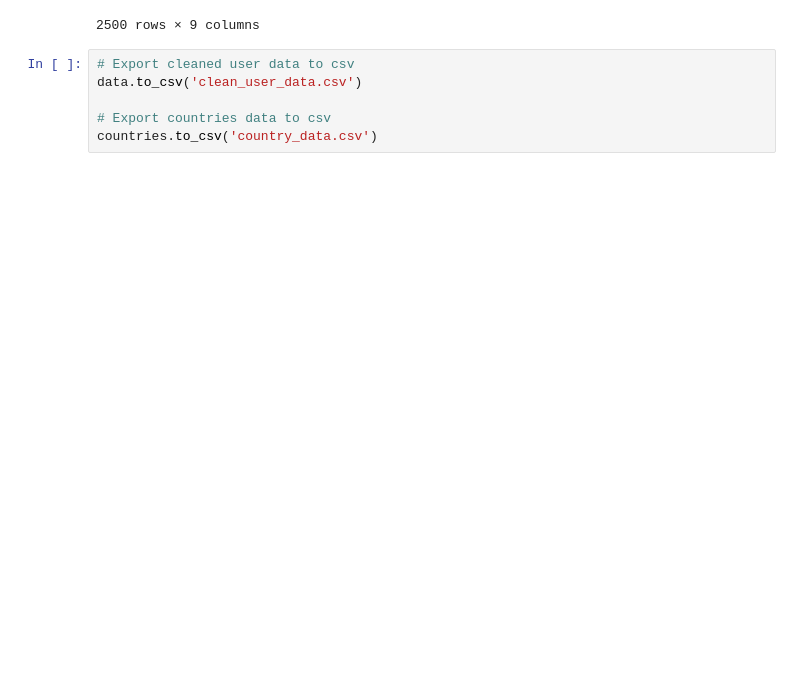
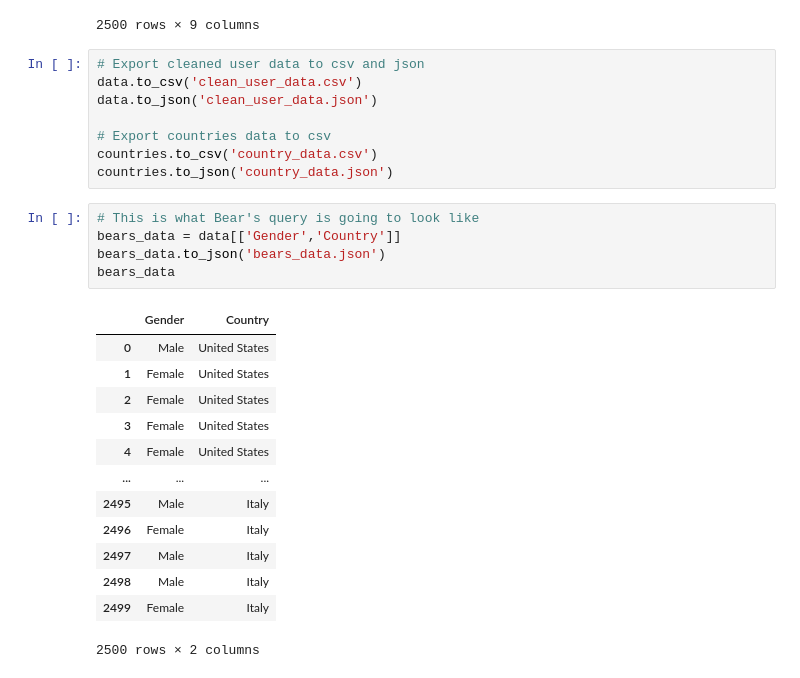
Before and after one commit to jakekova/bootcamp_proj3, a Jupyter notebook: Data/data_prep.ipynb, the cells around one changed output. Drawn from its saved outputs; the diff is of its cells as text; blank space fills up the shorter version.

Commit message:
jsonified data for use while building

```diff
--- a/Data/data_prep.ipynb
+++ b/Data/data_prep.ipynb
@@ -139,8 +139,29 @@ data
 | 2499 | Basic | 43 | Female | Laptop | 15 | 2022-07-23 | 2023-12-07 | Italy | ... |
 2500 rows × 9 columns
 # %%
-# Export cleaned user data to csv
+# Export cleaned user data to csv and json
 data.to_csv('clean_user_data.csv')
+data.to_json('clean_user_data.json')
 
 # Export countries data to csv
 countries.to_csv('country_data.csv')
+countries.to_json('country_data.json')
+# %%
+# This is what Bear's query is going to look like
+bears_data = data[['Gender','Country']]
+bears_data.to_json('bears_data.json')
+bears_data
+# %% [output]
+|  | Gender | Country |
+| 0 | Male | United States |
+| 1 | Female | United States |
+| 2 | Female | United States |
+| 3 | Female | United States |
+| 4 | Female | United States |
+| ... | ... | ... |
+| 2495 | Male | Italy |
+| 2496 | Female | Italy |
+| 2497 | Male | Italy |
+| 2498 | Male | Italy |
+| 2499 | Female | Italy |
+2500 rows × 2 columns
```
Also changed, not shown: 4 other files.
